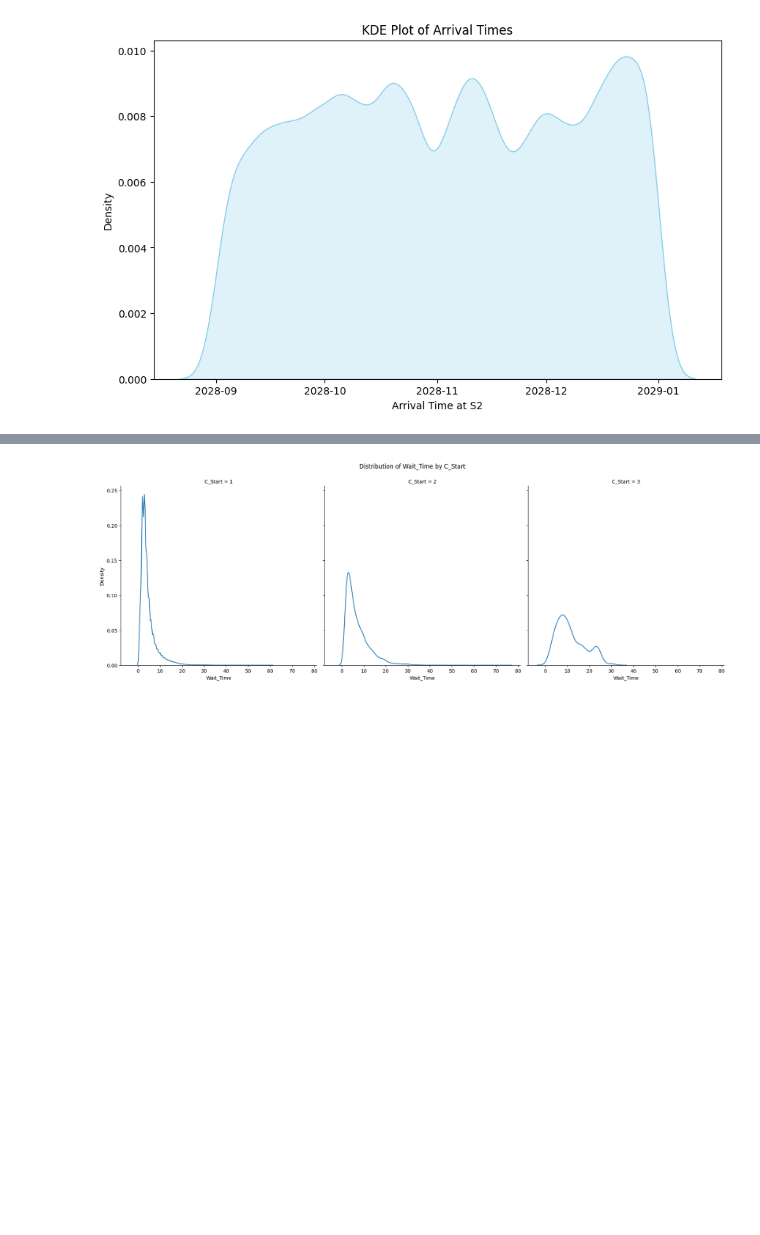
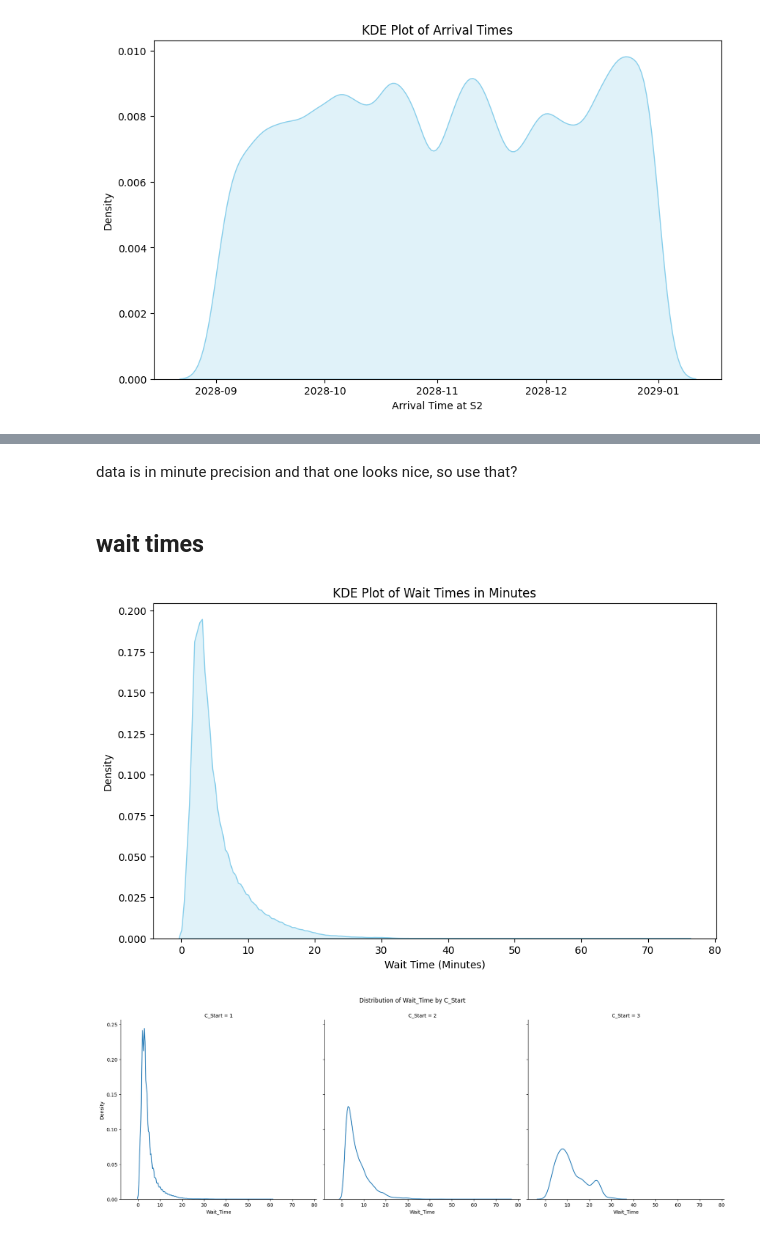
Before and after one commit to mairihallman/MAT-4376E-F24, a Jupyter notebook: 3-queueing-systems/dat-p-sub-exploration.ipynb, the cells around one changed output, grey strips where cells are left out. Saved outputs shown, nothing was run; the diff lists cells and outputs as text; code cells hidden in the pictures; blank space fills up the shorter version.

```diff
--- a/3-queueing-systems/dat-p-sub-exploration.ipynb
+++ b/3-queueing-systems/dat-p-sub-exploration.ipynb
@@ -49,3 +87,23 @@ This will become an error in seaborn v0.14.0; please update your code.
+# %% [markdown]
+data is in minute precision and that one looks nice, so use that?
+# %% [markdown]
+## wait times
+# %%
+# Ensure 'Wait_Time' is in timedelta format
+df['Wait_Time'] = pd.to_timedelta(df['Wait_Time'], unit='m')
+
+# Convert 'Wait_Time' to total minutes for KDE plotting
+df['Wait_Time_minutes'] = df['Wait_Time'].dt.total_seconds() / 60
+
+# Now plot the KDE for 'Wait_Time_minutes'
+plt.figure(figsize=(10, 6))
+sns.kdeplot(df['Wait_Time_minutes'].dropna(), fill=True, color='skyblue')
+plt.xlabel('Wait Time (Minutes)')
+plt.ylabel('Density')
+plt.title('KDE Plot of Wait Times in Minutes')
+plt.show()
+# %% [output]
+[figure, added]
 # %%
 vars = ['Wait_Time', 'Delay_in_Seconds']
 for var in vars:
```
Also changed, not shown: parts of 9 cells of this notebook, 2 other files.
